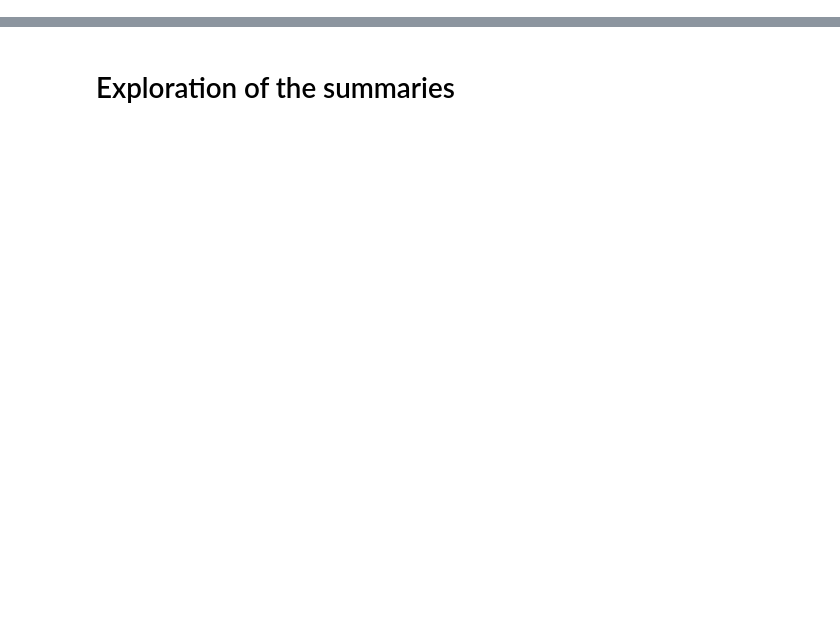
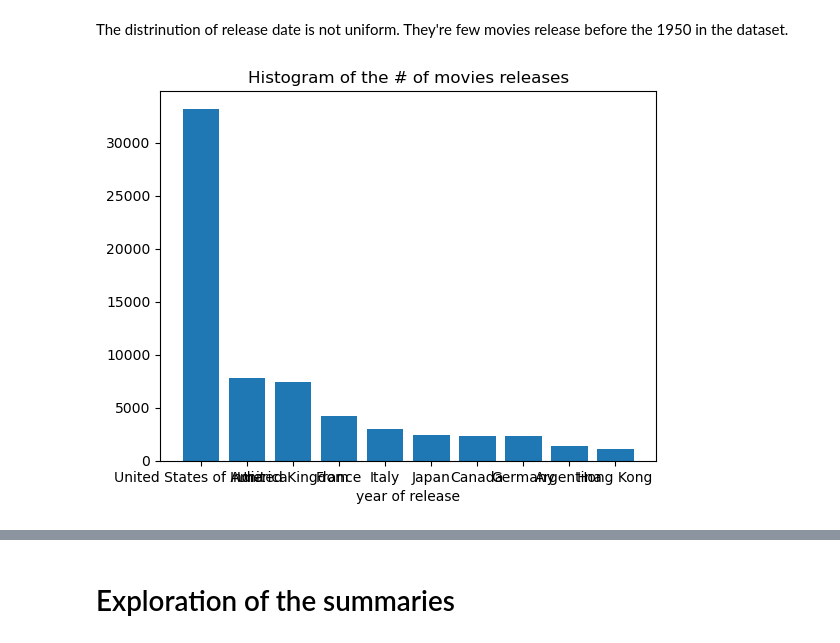
Before and after one commit to epfl-ada/ada-2022-project-error141, a Jupyter notebook: data_exploration.ipynb, the cells around one changed output, grey strips where cells are left out. Cells and saved outputs as stored; diff of their text form; code cells hidden in the pictures; blank space fills up the shorter version.

```diff
--- a/data_exploration.ipynb
+++ b/data_exploration.ipynb
@@ -12,0 +56,14 @@ character_metadata = pd.read_csv(data_folder + "movie.metadata.tsv", sep='\t', l
+# %% [markdown]
+The distrinution of release date is not uniform. They're few movies release before the 1950 in the dataset.
+# %%
+#Let's look at the country of origin of the movies
+country, count_country =  np.unique((list(chain.from_iterable(movie_metadata.country))),return_counts=True)
+count_country = pd.DataFrame(count_country, index = country, columns=['count'])
+count_country = count_country.sort_values(by=['count'], ascending=False)
+
+#Let's only look at the top 10 producing movie country
+plt.bar(count_country.iloc[0:10].index, np.squeeze(count_country.iloc[0:10].values))
+plt.xlabel('year of release'); plt.title('Histogram of the # of movies releases')
+plt.show()
+# %% [output]
+[figure, added]
```
Also changed, not shown: parts of 38 cells of this notebook.
